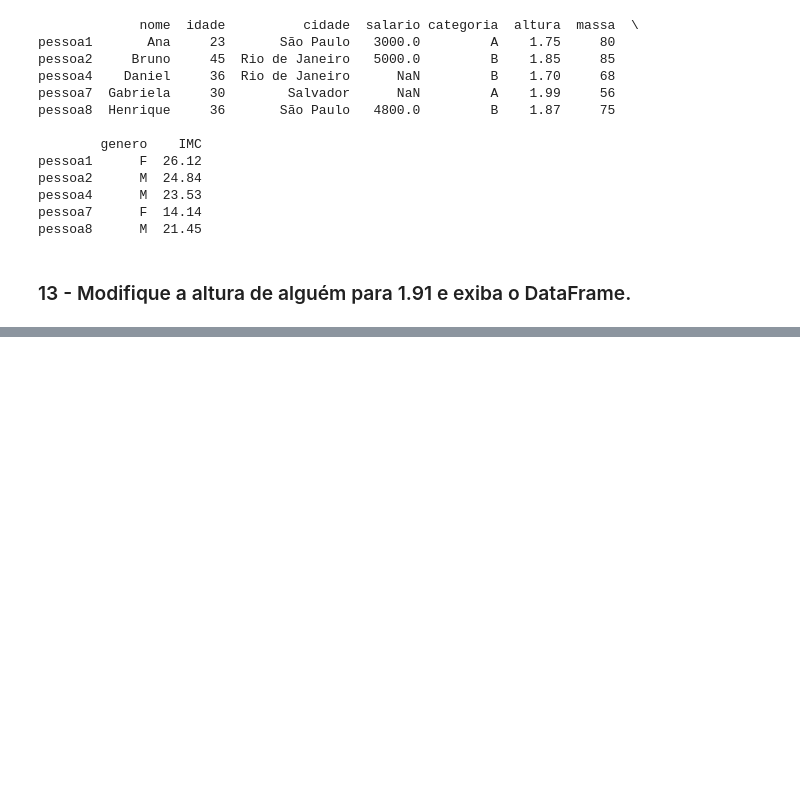
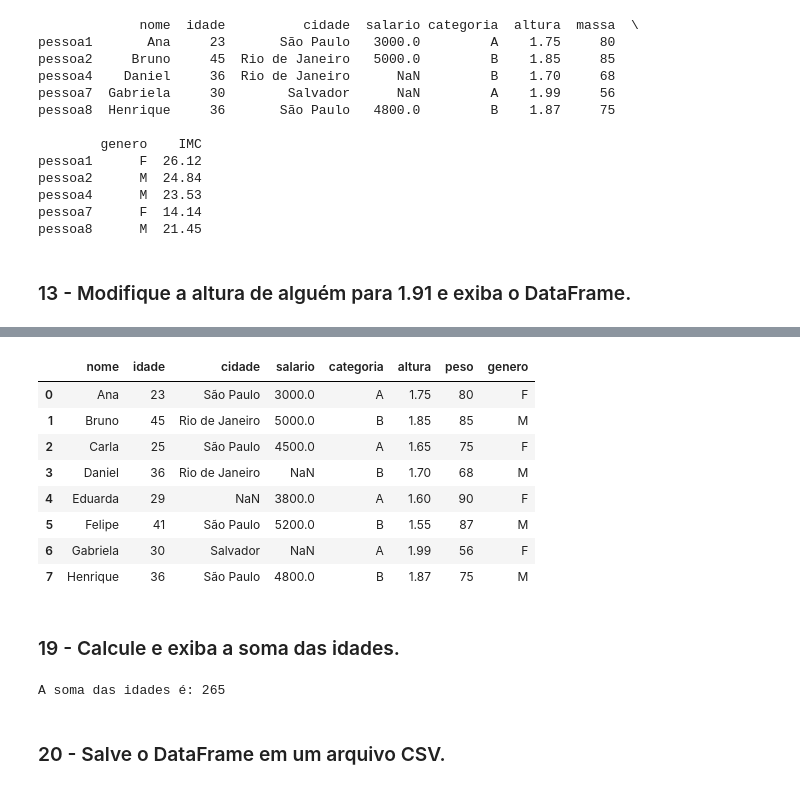
Before and after one commit to henderson92/BootCamp---Analista-de-Dados, a Jupyter notebook: Pandas_Exercicio.ipynb, the cells around one changed output, grey strips where cells are left out. Cells and saved outputs as stored; diff of their text form; code cells hidden in the pictures; blank space fills up the shorter version.

```diff
--- a/Pandas_Exercicio.ipynb
+++ b/Pandas_Exercicio.ipynb
@@ -248,0 +403,6 @@ pessoa8      M  21.45
+# %%
+
+df = df.rename(columns={'sexo': 'genero'})
+
+df_selecionado = df[['nome', 'genero']]
+print(df_selecionado)
@@ -248,0 +419,24 @@ pessoa8      M  21.45
+# %%
+df
+# %% [output]
+|  | nome | idade | cidade | salario | categoria | altura | peso | genero |
+| 0 | Ana | 23 | São Paulo | 3000.0 | A | 1.75 | 80 | F |
+| 1 | Bruno | 45 | Rio de Janeiro | 5000.0 | B | 1.85 | 85 | M |
+| 2 | Carla | 25 | São Paulo | 4500.0 | A | 1.65 | 75 | F |
+| 3 | Daniel | 36 | Rio de Janeiro | NaN | B | 1.70 | 68 | M |
+| 4 | Eduarda | 29 | NaN | 3800.0 | A | 1.60 | 90 | F |
+| 5 | Felipe | 41 | São Paulo | 5200.0 | B | 1.55 | 87 | M |
+| 6 | Gabriela | 30 | Salvador | NaN | A | 1.99 | 56 | F |
+| 7 | Henrique | 36 | São Paulo | 4800.0 | B | 1.87 | 75 | M |
+# %% [markdown]
+### 19 - Calcule e exiba a soma das idades.
+# %%
+soma_idades = df['idade'].sum()
+
+# Exibindo o resultado
+print("A soma das idades é:", soma_idades)
+# %% [output]
+A soma das idades é: 265
+# %% [markdown]
+
+### 20 - Salve o DataFrame em um arquivo CSV.
```
Also changed, not shown: parts of 16 cells of this notebook, 2 other files.
